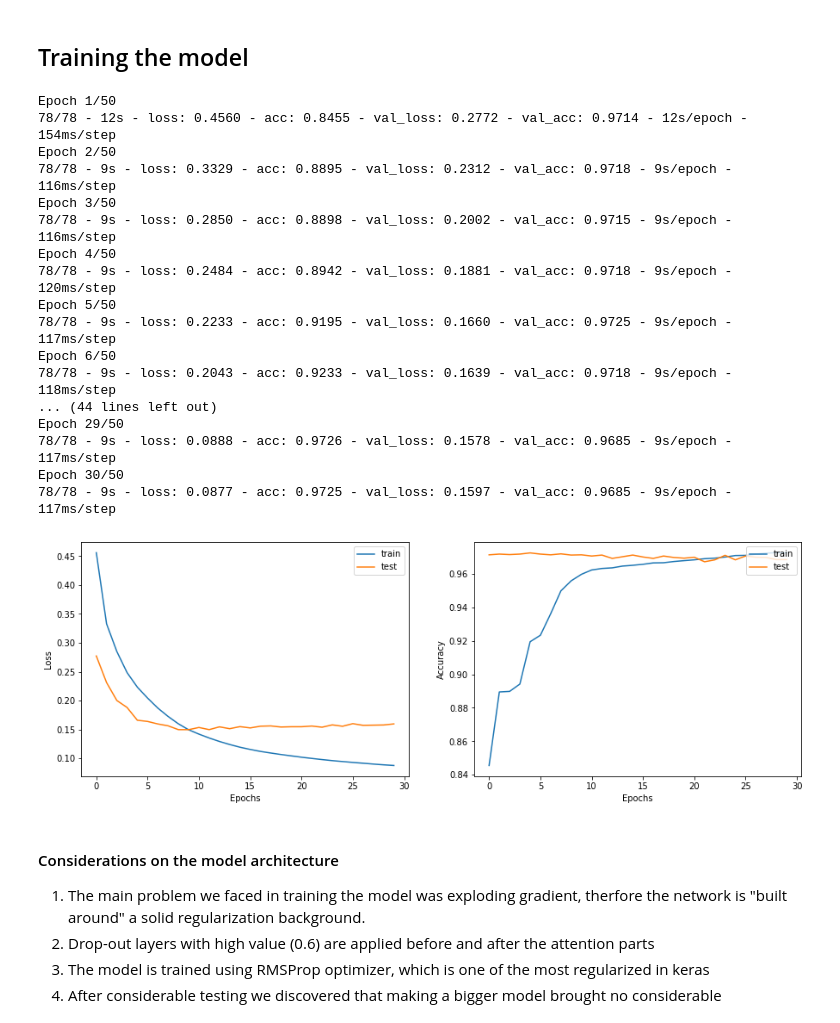
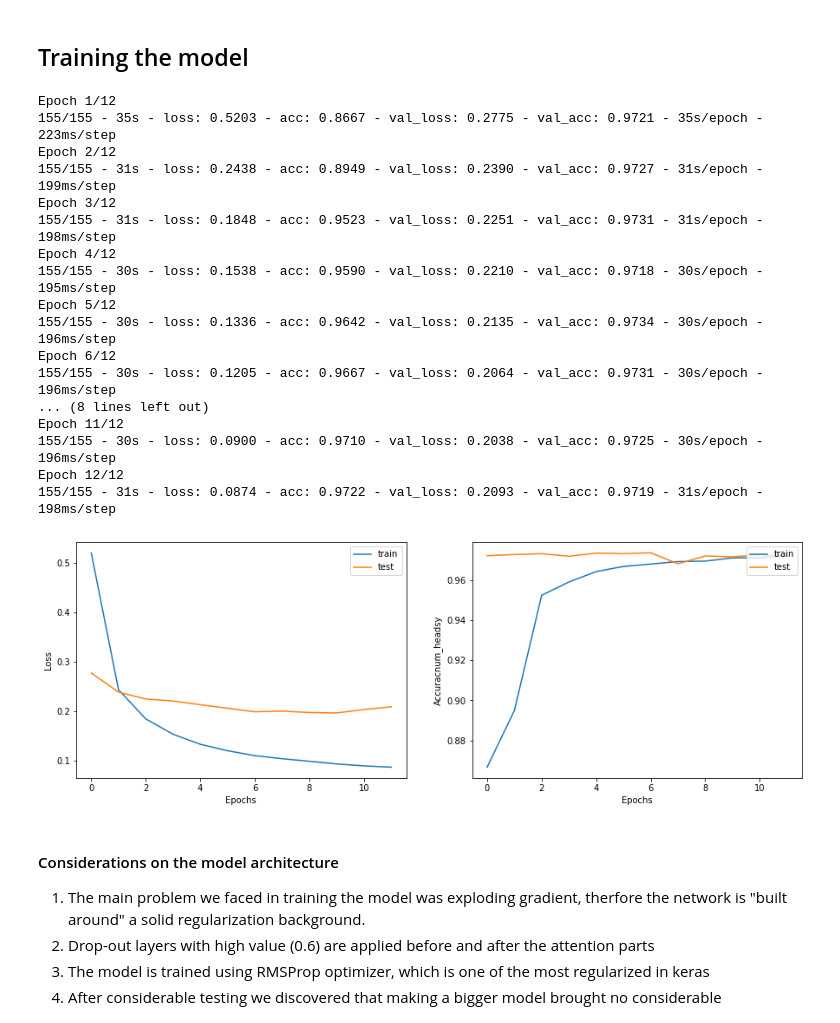
Before and after one commit to fmerizzi/GCN_detect_bitcoin_money_laundering, a Jupyter notebook: 3_GAT_elliptic.ipynb, the cells around one changed output. Cells and saved outputs as stored; diff of their text form; code cells hidden in the pictures.

```diff
--- a/3_GAT_elliptic.ipynb
+++ b/3_GAT_elliptic.ipynb
@@ -309,12 +310,12 @@ class GraphAttentionNetwork(keras.Model):
         self.node_features = node_features
         self.edges = edges
         self.preprocess = layers.Dense(hidden_units * num_heads, activation="relu")
-        self.dropoutIn = layers.Dropout(rate=0.5)
+        self.dropoutIn = layers.Dropout(rate=0.6)
         self.attention_layers = [
             MultiHeadGraphAttention(hidden_units, num_heads) for _ in range(num_layers)
         ]
-        self.postprocess = layers.Dense(hidden_units * 2, activation="relu")
-        self.dropoutOut = layers.Dropout(rate=0.5)
+        self.postprocess = layers.Dense(hidden_units * 3, activation="relu")
+        self.dropoutOut = layers.Dropout(rate=0.6)
         self.output_layer = layers.Dense(output_dim)
 
     def call(self, inputs):
@@ -367,24 +368,24 @@ class GraphAttentionNetwork(keras.Model):
 ## Training the model
 # %%
 # Define hyper-parameters
-HIDDEN_UNITS = 40
+HIDDEN_UNITS = 120
 NUM_HEADS = 1 #attention heads
-NUM_LAYERS = 3 #attention layers
+NUM_LAYERS = 4 #attention layers
 OUTPUT_DIM = len(class_values)
 
-NUM_EPOCHS = 50
-BATCH_SIZE = 512
-LEARNING_RATE = 0.0001
-
+NUM_EPOCHS = 12
+LEARNING_RATE = 0.00007
+BATCH_SIZE = 256
+#0.0001
 loss_fn = keras.losses.SparseCategoricalCrossentropy(from_logits=True)
 accuracy_fn = keras.metrics.SparseCategoricalAccuracy(name="acc")
 optimizer = keras.optimizers.RMSprop(LEARNING_RATE)
 
 early_stopping = keras.callbacks.EarlyStopping(
-    monitor="val_loss", min_delta=1e-5, patience=20, restore_best_weights=True
+    monitor="val_loss", min_delta=1e-5, patience=16, restore_best_weights=True
 )
 
-# Build model
+# Build model20
 gat_model = GraphAttentionNetwork(
     node_features_block, edges_block, HIDDEN_UNITS, NUM_HEADS, NUM_LAYERS, OUTPUT_DIM
 )
@@ -395,7 +396,7 @@ gat_model.compile(loss=loss_fn, optimizer=optimizer, metrics=[accuracy_fn])
 history = gat_model.fit(
     x=X_train,
     y=y_train,
-    # manually have validation data to maintain time_step consistency
+    # manually send validation data to maintain time_step consistency
     validation_data=(X_val,y_val),
     batch_size=BATCH_SIZE,
     epochs=NUM_EPOCHS,
@@ -403,44 +404,44 @@ history = gat_model.fit(
     verbose=2,
 )
 # %% [output]
-Epoch 1/50
-78/78 - 12s - loss: 0.4560 - acc: 0.8455 - val_loss: 0.2772 - val_acc: 0.9714 - 12s/epoch - 154ms/step
-Epoch 2/50
-78/78 - 9s - loss: 0.3329 - acc: 0.8895 - val_loss: 0.2312 - val_acc: 0.9718 - 9s/epoch - 116ms/step
-Epoch 3/50
-78/78 - 9s - loss: 0.2850 - acc: 0.8898 - val_loss: 0.2002 - val_acc: 0.9715 - 9s/epoch - 116ms/step
-Epoch 4/50
-78/78 - 9s - loss: 0.2484 - acc: 0.8942 - val_loss: 0.1881 - val_acc: 0.9718 - 9s/epoch - 120ms/step
-Epoch 5/50
-78/78 - 9s - loss: 0.2233 - acc: 0.9195 - val_loss: 0.1660 - val_acc: 0.9725 - 9s/epoch - 117ms/step
-Epoch 6/50
-78/78 - 9s - loss: 0.2043 - acc: 0.9233 - val_loss: 0.1639 - val_acc: 0.9718 - 9s/epoch - 118ms/step
-... (44 lines left out)
-Epoch 29/50
-78/78 - 9s - loss: 0.0888 - acc: 0.9726 - val_loss: 0.1578 - val_acc: 0.9685 - 9s/epoch - 117ms/step
-Epoch 30/50
-78/78 - 9s - loss: 0.0877 - acc: 0.9725 - val_loss: 0.1597 - val_acc: 0.9685 - 9s/epoch - 117ms/step
+Epoch 1/12
+155/155 - 35s - loss: 0.5203 - acc: 0.8667 - val_loss: 0.2775 - val_acc: 0.9721 - 35s/epoch - 223ms/step
+Epoch 2/12
+155/155 - 31s - loss: 0.2438 - acc: 0.8949 - val_loss: 0.2390 - val_acc: 0.9727 - 31s/epoch - 199ms/step
+Epoch 3/12
+155/155 - 31s - loss: 0.1848 - acc: 0.9523 - val_loss: 0.2251 - val_acc: 0.9731 - 31s/epoch - 198ms/step
+Epoch 4/12
+155/155 - 30s - loss: 0.1538 - acc: 0.9590 - val_loss: 0.2210 - val_acc: 0.9718 - 30s/epoch - 195ms/step
+Epoch 5/12
+155/155 - 30s - loss: 0.1336 - acc: 0.9642 - val_loss: 0.2135 - val_acc: 0.9734 - 30s/epoch - 196ms/step
+Epoch 6/12
+155/155 - 30s - loss: 0.1205 - acc: 0.9667 - val_loss: 0.2064 - val_acc: 0.9731 - 30s/epoch - 196ms/step
+... (8 lines left out)
+Epoch 11/12
+155/155 - 30s - loss: 0.0900 - acc: 0.9710 - val_loss: 0.2038 - val_acc: 0.9725 - 30s/epoch - 196ms/step
+Epoch 12/12
+155/155 - 31s - loss: 0.0874 - acc: 0.9722 - val_loss: 0.2093 - val_acc: 0.9719 - 31s/epoch - 198ms/step
 # %%
 import matplotlib.pyplot as plt
 def display_learning_curves(history):
     fig, (ax1, ax2) = plt.subplots(1, 2, figsize=(15, 5))
 
     ax1.plot(history.history["loss"])
     ax1.plot(history.history["val_loss"])
     ax1.legend(["train", "test"], loc="upper right")
     ax1.set_xlabel("Epochs")
     ax1.set_ylabel("Loss")
 
     ax2.plot(history.history["acc"])
     ax2.plot(history.history["val_acc"])
     ax2.legend(["train", "test"], loc="upper right")
     ax2.set_xlabel("Epochs")
-    ax2.set_ylabel("Accuracy")
+    ax2.set_ylabel("Accuracnum_headsy")
     plt.show()
 
 display_learning_curves(history)
 # %% [output]
-[figure, old version]
+[figure, new version]
 # %% [markdown]
 #### Considerations on the model architecture
 1. The main problem we faced in training the model was exploding gradient, therfore the network is "built around" a solid regularization background.
```
Also changed, not shown: parts of 17 cells of this notebook.
